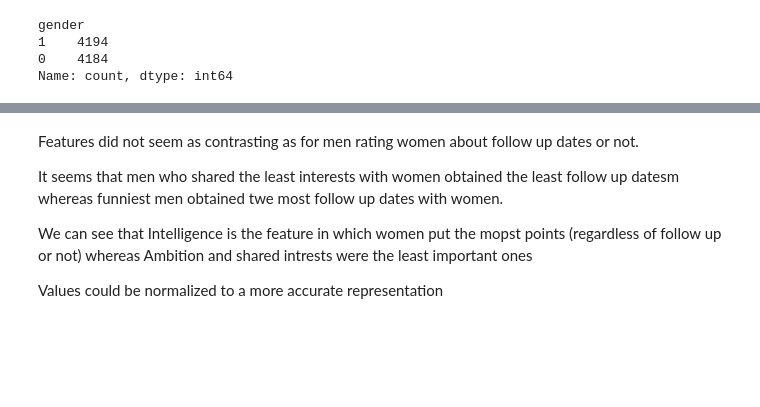
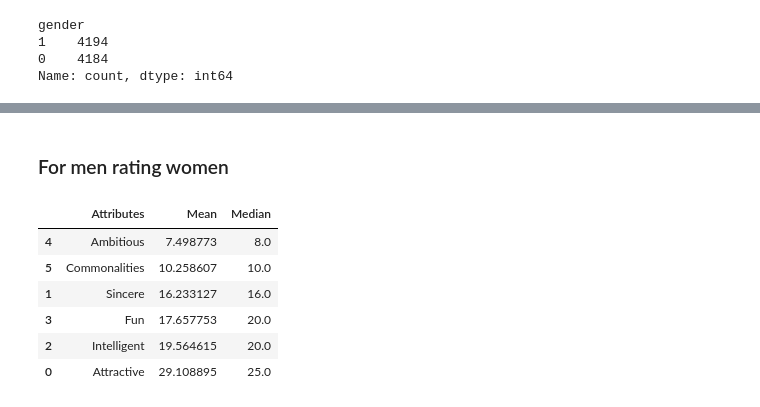
Before and after one commit to RomainPtre/Speed_dating, a Jupyter notebook: Project-1-Speed_dating.ipynb, the cells around one changed output, grey strips where cells are left out. Saved outputs shown, nothing was run; the diff lists cells and outputs as text; code cells hidden in the pictures; blank space fills up the shorter version.

```diff
--- a/Project-1-Speed_dating.ipynb
+++ b/Project-1-Speed_dating.ipynb
@@ -144,8 +130,31 @@ px.histogram(data_female_format, x='Attributes',  y='Rating', color='dec_o', bar
-# %% [markdown]
-Features did not seem as contrasting as for men rating women about follow up dates or not.
-
-It seems that men who shared the least interests with women obtained the least follow up datesm whereas funniest men obtained twe most follow up dates with women.
-
-We can see that Intelligence is the feature in which women put the mopst points (regardless of follow up or not) whereas Ambition and shared intrests were the least important ones
-
-Values could be normalized to a more accurate representation
+# %%
+male_alloc = (data['gender']==1) & (data['wave'].between(1,5)) | (data['gender']==1) & (data['wave'].between(10,21))
+male_scale = (data['gender']==1) & (data['wave'].between(6,9))
+female_alloc = (data['gender']==0) & (data['wave'].between(1,5)) | (data['gender']==0) & (data['wave'].between(10,21))
+female_scale = (data['gender']==0) & (data['wave'].between(6,9))
+
+data_male_alloc = data[male_alloc]
+data_male_scale = data[male_scale]
+data_female_alloc = data[female_alloc]
+data_female_scale = data[female_scale]
+# %%
+# Define columns of interest
+attributes_partn_firstd = ['attr1_1', 'sinc1_1', 'intel1_1', 'fun1_1', 'amb1_1','shar1_1']
+# %% [markdown]
+### For men rating women
+# %%
+data_male_alloc_trim = data_male_alloc[attributes_partn_firstd].copy() # Create a copy to ignore slice warning
+data_male_alloc_trim.rename(columns={'attr1_1': 'Attractive', 'sinc1_1': 'Sincere', 'intel1_1': 'Intelligent', 'fun1_1': 'Fun', 'amb1_1': 'Ambitious','shar1_1': 'Commonalities'}, inplace=True)
+mean = data_male_alloc_trim.mean()
+median = data_male_alloc_trim.median()
+data_male_alloc_trim_stat = pd.DataFrame({'Attributes': mean.index,'Mean': mean.values, 'Median': median.values})
+data_male_alloc_trim_stat.sort_values('Mean', ascending=True, inplace=True)
+data_male_alloc_trim_stat
+# %% [output]
+|  | Attributes | Mean | Median |
+| 4 | Ambitious | 7.498773 | 8.0 |
+| 5 | Commonalities | 10.258607 | 10.0 |
+| 1 | Sincere | 16.233127 | 16.0 |
+| 3 | Fun | 17.657753 | 20.0 |
+| 2 | Intelligent | 19.564615 | 20.0 |
+| 0 | Attractive | 29.108895 | 25.0 |
```
Also changed, not shown: parts of 66 cells of this notebook, 1 other file.
